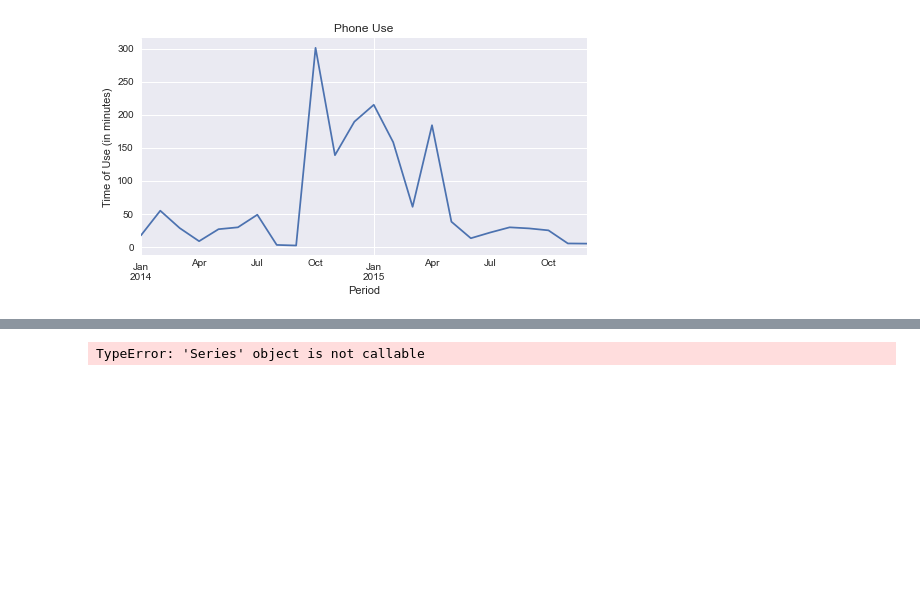
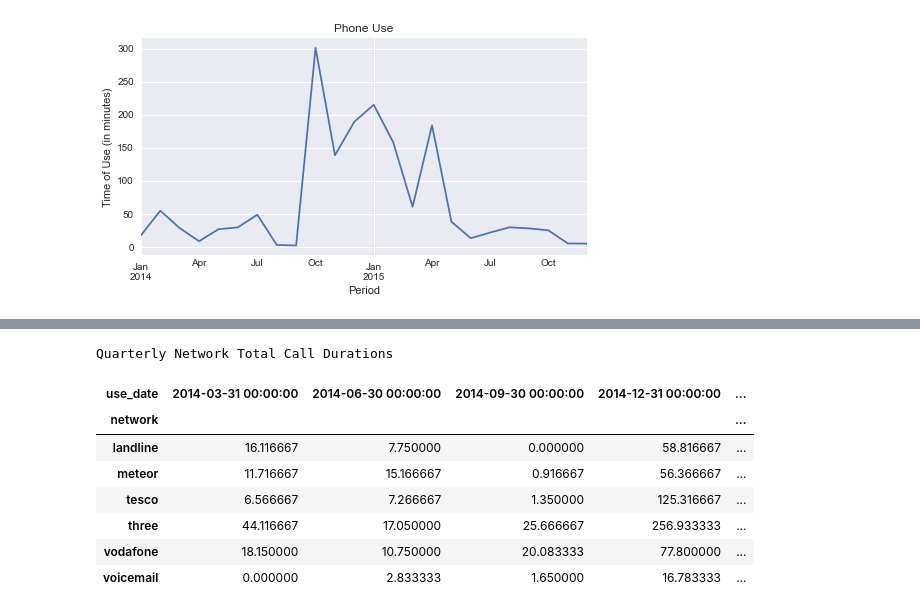
Before and after one commit to WayneNyariroh/weekly_practice, a Jupyter notebook: 15_11_22/15-11-22_phone_data_analysis.ipynb, the cells around one changed output, grey strips where cells are left out. Saved outputs shown, nothing was run; the diff lists cells and outputs as text; code cells hidden in the pictures; blank space fills up the shorter version.

```diff
--- a/15_11_22/15-11-22_phone_data_analysis.ipynb
+++ b/15_11_22/15-11-22_phone_data_analysis.ipynb
@@ -158,13 +199,22 @@ Index(['duration', 'use_type', 'network', 'network_type', 'call_date',
 # %%
-(pd
- .pivot_table(df, 'usage_minutes',
-              index=df['network'].unique(),
-              columns=df['call_date'].dt.year(),
-              aggfunc=np.sum)
- #.style.format()
- #.set_caption('Monthly Call Durations For Each Newtork')
- #.highlight_min(color='red')
- #.highlight_max(color='green')
+(df
+ .query('use_type == "call"')
+ .pivot_table('usage_minutes',
+              index=df['network'],
+              columns=pd.Grouper(key='use_date', freq='1Q'),
+              aggfunc=np.sum, fill_value=0)
+ .style.format()
+ .set_caption('Quarterly Network Total Call Durations')
+ .highlight_min(color='dimgrey')
+ .highlight_max(color='black')
 )
 # %% [output]
-TypeError: 'Series' object is not callable
+Quarterly Network Total Call Durations
+| use_date | 2014-03-31 00:00:00 | 2014-06-30 00:00:00 | 2014-09-30 00:00:00 | 2014-12-31 00:00:00 | ... |
+| network |  |  |  |  | ... |
+| landline | 16.116667 | 7.750000 | 0.000000 | 58.816667 | ... |
+| meteor | 11.716667 | 15.166667 | 0.916667 | 56.366667 | ... |
+| tesco | 6.566667 | 7.266667 | 1.350000 | 125.316667 | ... |
+| three | 44.116667 | 17.050000 | 25.666667 | 256.933333 | ... |
+| vodafone | 18.150000 | 10.750000 | 20.083333 | 77.800000 | ... |
+| voicemail | 0.000000 | 2.833333 | 1.650000 | 16.783333 | ... |
```
Also changed, not shown: parts of 15 cells of this notebook, 1 other file.
